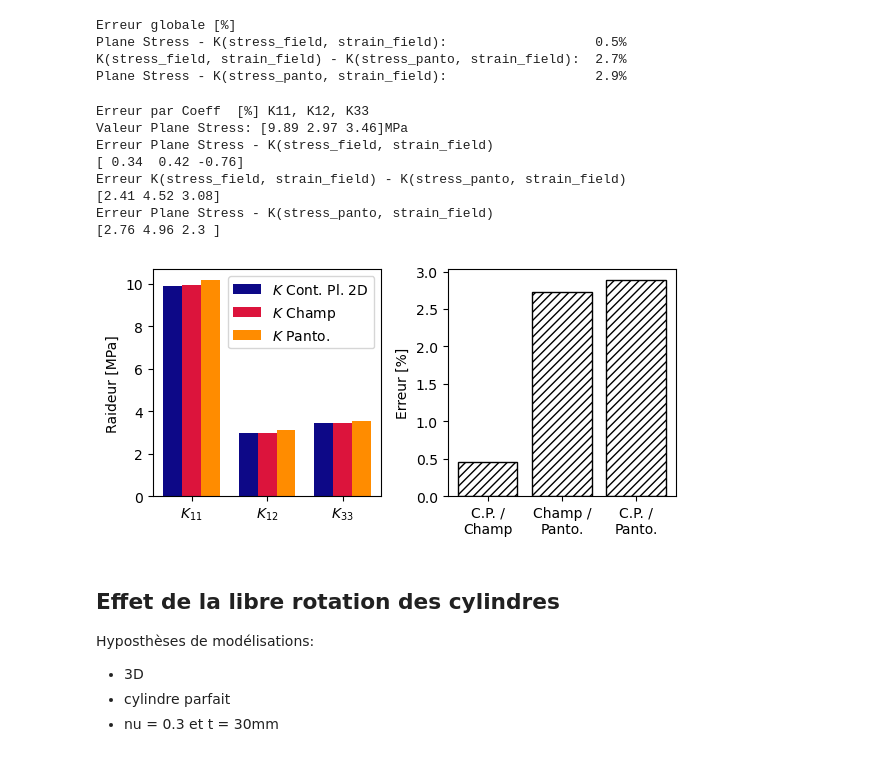
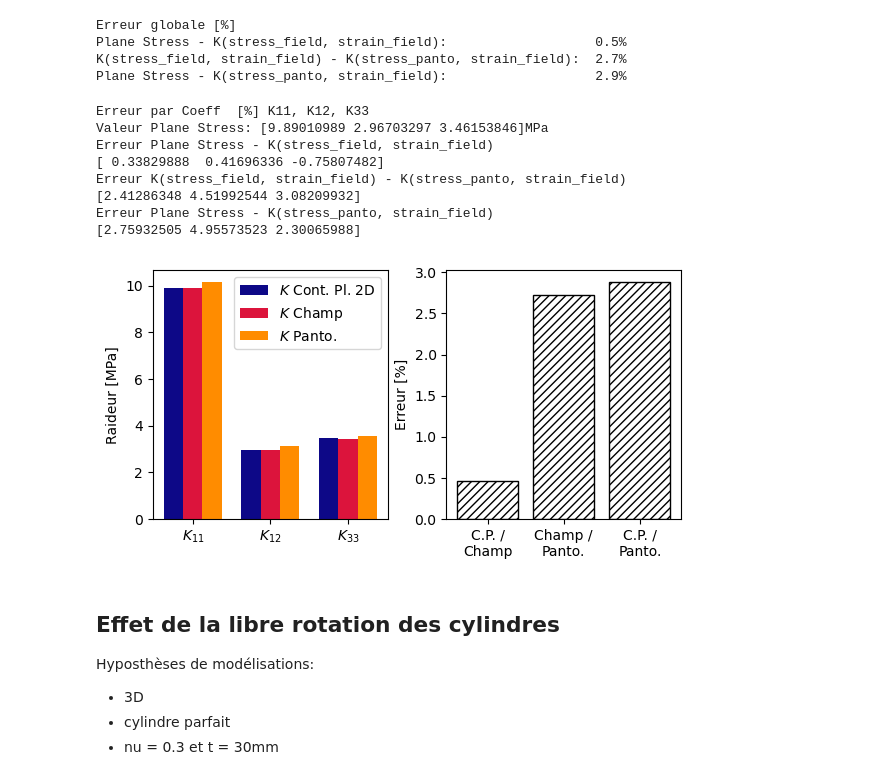
Before and after one commit to h06e/abakubc, a Jupyter notebook: utilities/monolithic_study.ipynb, the cells around one changed output. Saved outputs shown, nothing was run; the diff lists cells and outputs as text; code cells hidden in the pictures.

```diff
--- a/utilities/monolithic_study.ipynb
+++ b/utilities/monolithic_study.ipynb
@@ -284,39 +284,39 @@ plt.bar(x+width,[test.K_panto_dic[0][0],test.K_panto_dic[1][0],test.K_panto_dic[
         width, color=C[3],  label=r'$K$ Panto.')
 
 plt.legend()
 plt.ylabel('Raideur [MPa]')
 plt.xticks(range(3), [r'$K_{11}$',r'$K_{12}$',r'$K_{33}$'])
 
 
 
 plt.subplot(122)
 width=0.8
 x=np.linspace(0,2,3)
 
 
 plt.bar(0,[test.get_error((0,1))],
         width, color='None',edgecolor='k', hatch="////")
 plt.bar(1,[test.get_error((1,2))],
         width, color='None',edgecolor='k', hatch="////")
 plt.bar(2,[test.get_error((0,2))],
         width, color='None',edgecolor='k', hatch="////")
 
 plt.ylabel('Erreur [%]')
 plt.xticks(range(3), ['C.P. /\nChamp',
                       'Champ /\nPanto.',
                       'C.P. /\nPanto.'])
-plt.tight_layout()
+plt.subplots_adjust(top=0.98,bottom=0.15,left=0.1,right=0.98,hspace=0.2,wspace=0.25)
 plt.savefig('images/err_mono_coef.pdf')
 # %% [output]
 Erreur par Coeff  [%] K11, K12, K33
-Valeur Plane Stress: [9.89 2.97 3.46]MPa
+Valeur Plane Stress: [9.89010989 2.96703297 3.46153846]MPa
 Erreur Plane Stress - K(stress_field, strain_field)
-[ 0.34  0.42 -0.76]
+[ 0.33829888  0.41696336 -0.75807482]
 Erreur K(stress_field, strain_field) - K(stress_panto, strain_field)
-[2.41 4.52 3.08]
+[2.41286348 4.51992544 3.08209932]
 Erreur Plane Stress - K(stress_panto, strain_field)
-[2.76 4.96 2.3 ]
+[2.75932505 4.95573523 2.30065988]
-[figure, old version]
+[figure, new version]
 # %% [markdown]
 ## Effet de la libre rotation des cylindres
 
```
Also changed, not shown: parts of 4 cells of this notebook, 18 other files.
